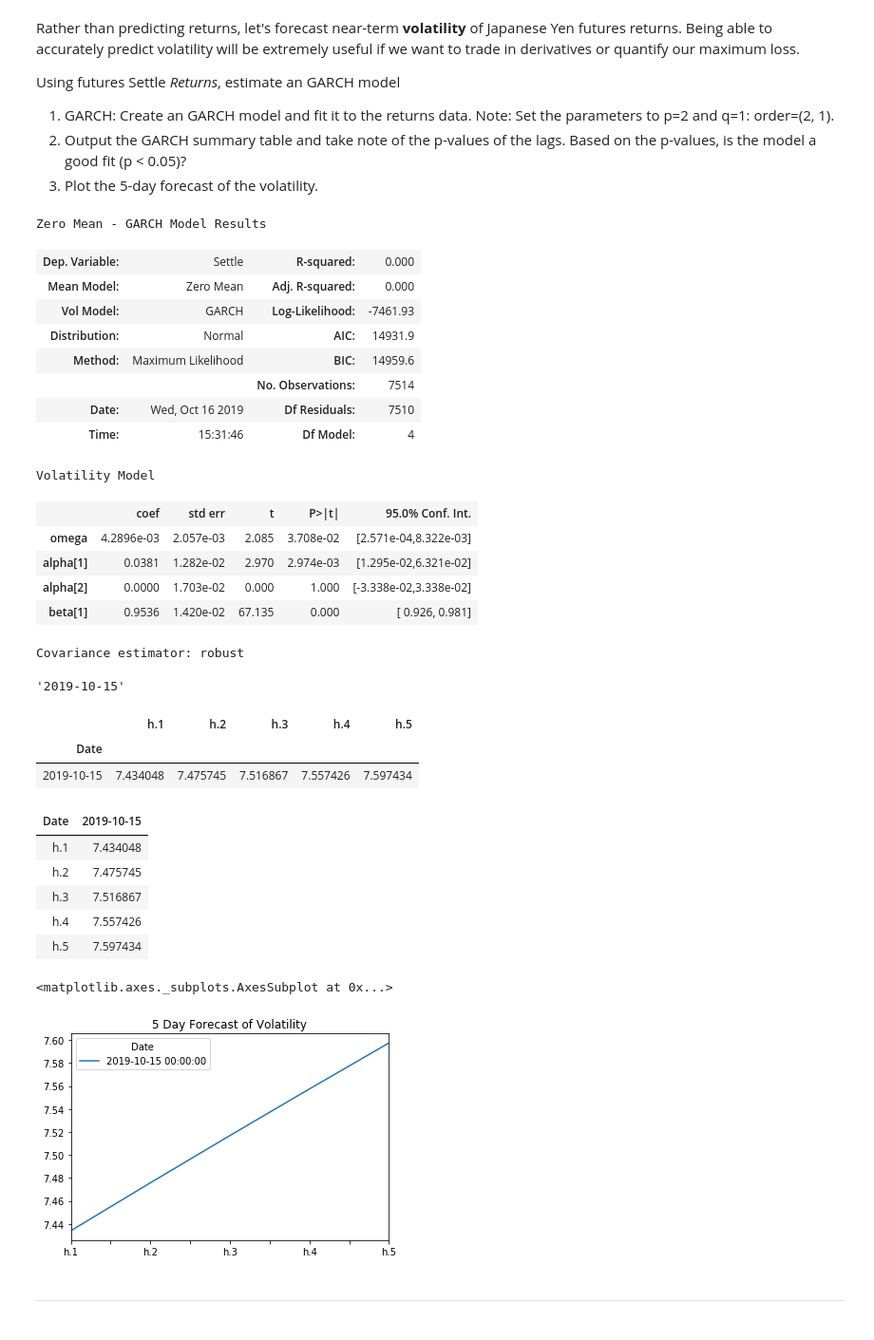
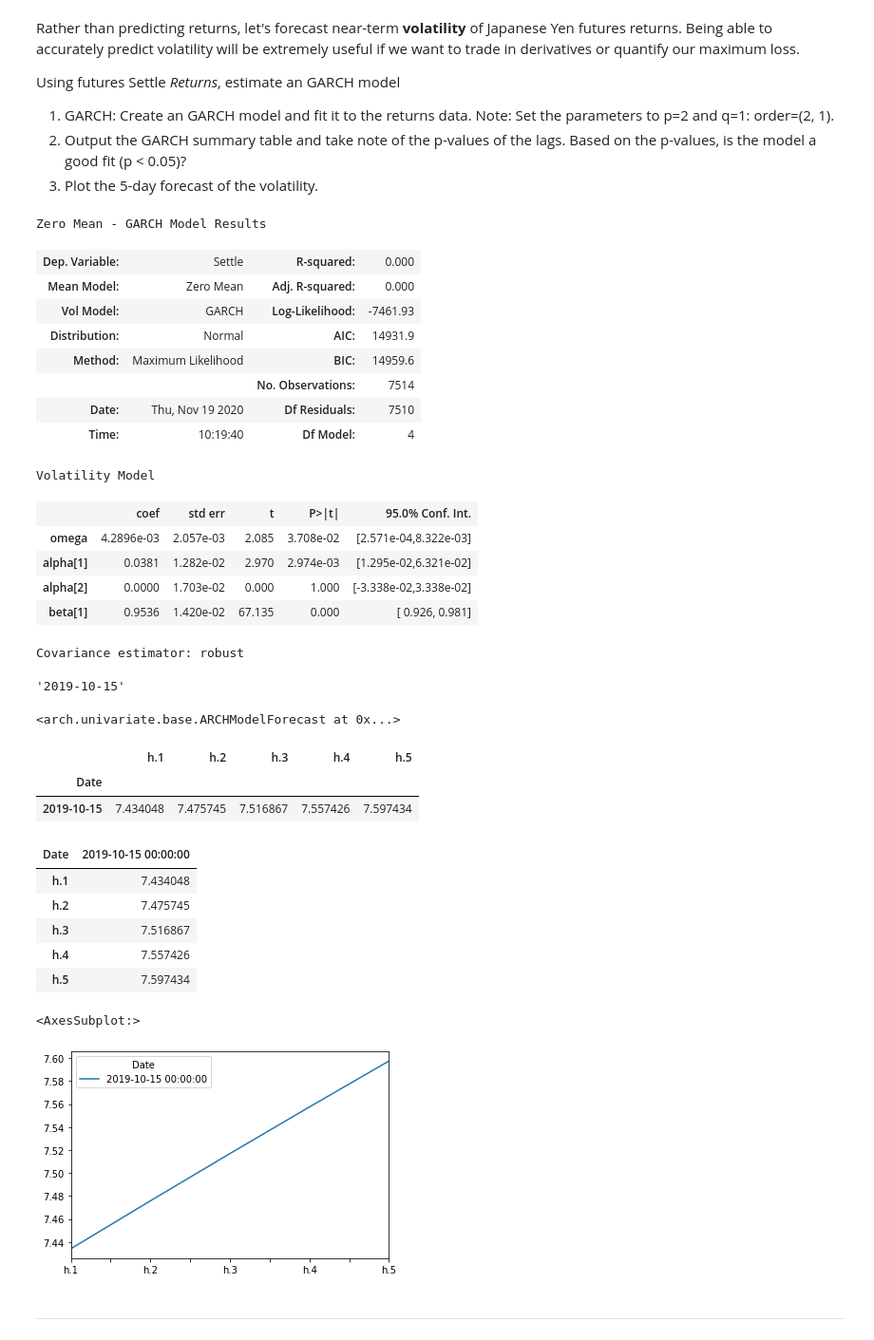
Before and after one commit to ameghani10/A_Yen_For_The_Future, a Jupyter notebook: time_series_analysis.ipynb, the cells around one changed output. Shown: that part at 95% size. Saved outputs shown, nothing was run; the diff lists cells and outputs as text; code cells hidden in the pictures.

Commit message:
completed time-series analysis

```diff
--- a/time_series_analysis.ipynb
+++ b/time_series_analysis.ipynb
@@ -230,6 +267,12 @@ import arch
+# %%
+# Estimate a GARCH model:
+model_GARCH = arch_model(returns, mean = "Zero", vol = "GARCH", p = 2, q = 1)
+
+# Fit the model
+results_GARCH = model_GARCH.fit(disp= "off")
 # %%
 # Summarize the model results
-# YOUR CODE HERE!
+results_GARCH.summary()
 # %% [output]
 Zero Mean - GARCH Model Results
 | Dep. Variable: | Settle | R-squared: | 0.000 |
@@ -238,8 +281,8 @@ Zero Mean - GARCH Model Results
 | Distribution: | Normal | AIC: | 14931.9 |
 | Method: | Maximum Likelihood | BIC: | 14959.6 |
 |  |  | No. Observations: | 7514 |
-| Date: | Wed, Oct 16 2019 | Df Residuals: | 7510 |
-| Time: | 15:31:46 | Df Model: | 4 |
+| Date: | Thu, Nov 19 2020 | Df Residuals: | 7510 |
+| Time: | 10:19:40 | Df Model: | 4 |
 Volatility Model
 |  | coef | std err | t | P>|t| | 95.0% Conf. Int. |
 | omega | 4.2896e-03 | 2.057e-03 | 2.085 | 3.708e-02 | [2.571e-04,8.322e-03] |
@@ -257,10 +300,13 @@ last_day
 # Create a 5 day forecast of volatility
 forecast_horizon = 5
 # Start the forecast using the last_day calculated above
-# YOUR CODE HERE!
+forecast_GARCH = results_GARCH.forecast(start = "2019-10-15", horizon= forecast_horizon)
+forecast_GARCH
+# %% [output]
+<arch.univariate.base.ARCHModelForecast at 0x...>
 # %%
 # Annualize the forecast
-intermediate = np.sqrt(forecasts.variance.dropna() * 252)
+intermediate = np.sqrt(forecast_GARCH.variance.dropna() * 252)
 intermediate.head()
 # %% [output]
 |  | h.1 | h.2 | h.3 | h.4 | h.5 |
@@ -271,7 +317,7 @@ intermediate.head()
 final = intermediate.dropna().T
 final.head()
 # %% [output]
-| Date | 2019-10-15 |
+| Date | 2019-10-15 00:00:00 |
 | h.1 | 7.434048 |
 | h.2 | 7.475745 |
 | h.3 | 7.516867 |
@@ -279,10 +325,10 @@ final.head()
 | h.5 | 7.597434 |
 # %%
 # Plot the final forecast
-# YOUR CODE HERE!
+final.plot()
 # %% [output]
-<matplotlib.axes._subplots.AxesSubplot at 0x...>
+<AxesSubplot:>
-[figure, old version]
+[figure, new version]
 # %% [markdown]
 ---
 # %% [markdown]
```
Also changed, not shown: parts of 11 cells of this notebook.
